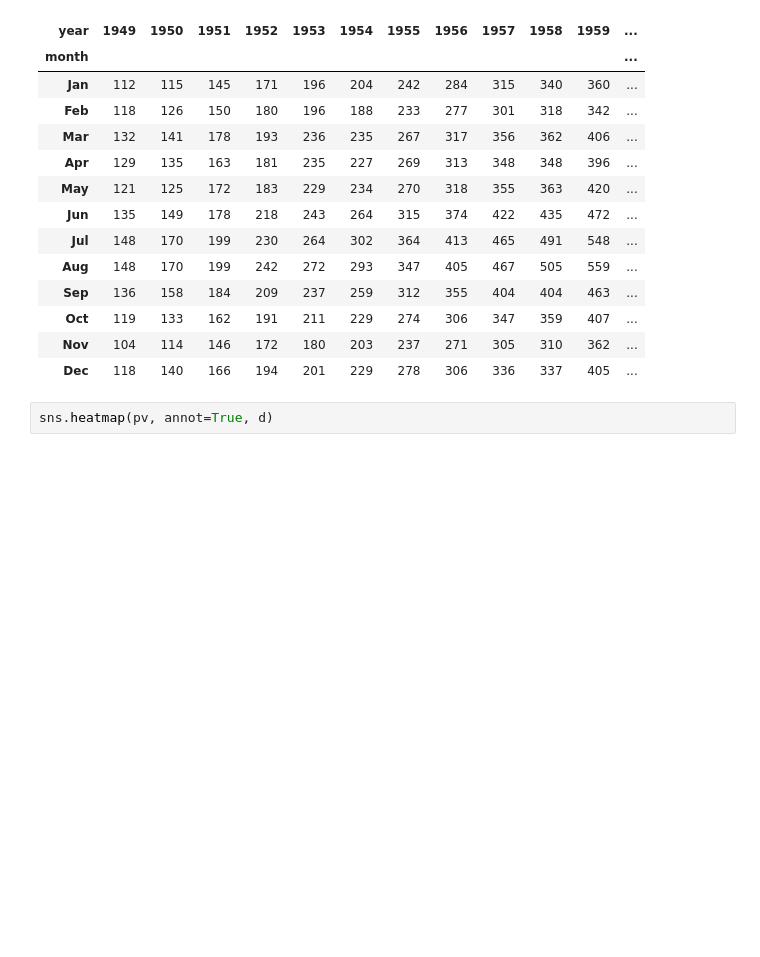
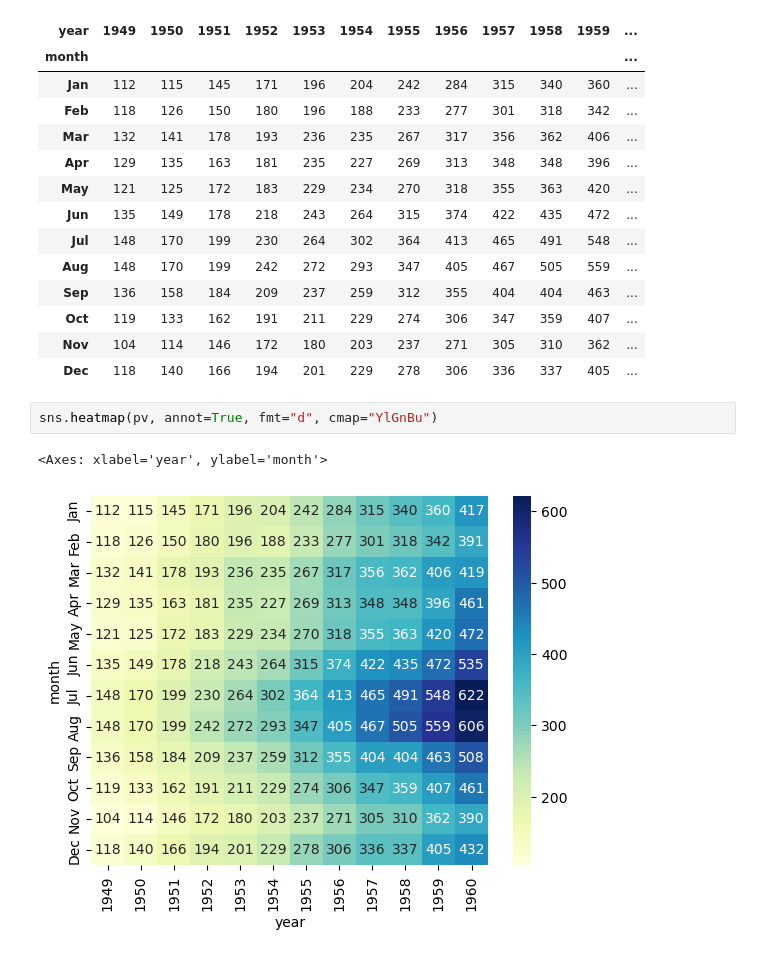
Before and after one commit to mishra1010/DataScience, a Jupyter notebook: DataVisualization/09seabornplots.ipynb, the cells around one changed output. Drawn from its saved outputs; the diff is of its cells as text; blank space fills up the shorter version.

```diff
--- a/DataVisualization/09seabornplots.ipynb
+++ b/DataVisualization/09seabornplots.ipynb
@@ -96,4 +96,7 @@ pv
 | Nov | 104 | 114 | 146 | 172 | 180 | 203 | 237 | 271 | 305 | 310 | 362 | ... |
 | Dec | 118 | 140 | 166 | 194 | 201 | 229 | 278 | 306 | 336 | 337 | 405 | ... |
 # %%
-sns.heatmap(pv, annot=True, d)
+sns.heatmap(pv, annot=True, fmt="d", cmap="YlGnBu")
+# %% [output]
+<Axes: xlabel='year', ylabel='month'>
+[figure, added]
```
Also changed, not shown: 2 other files.
